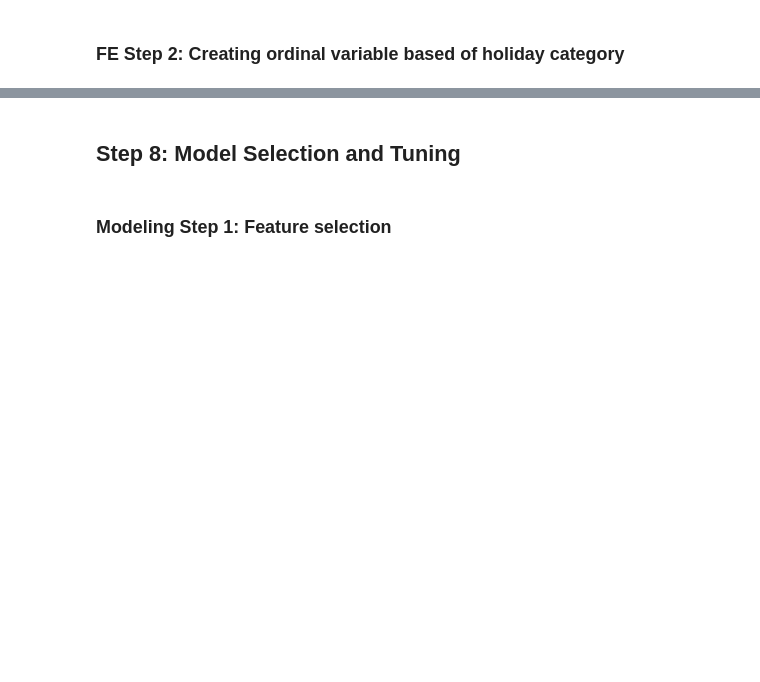
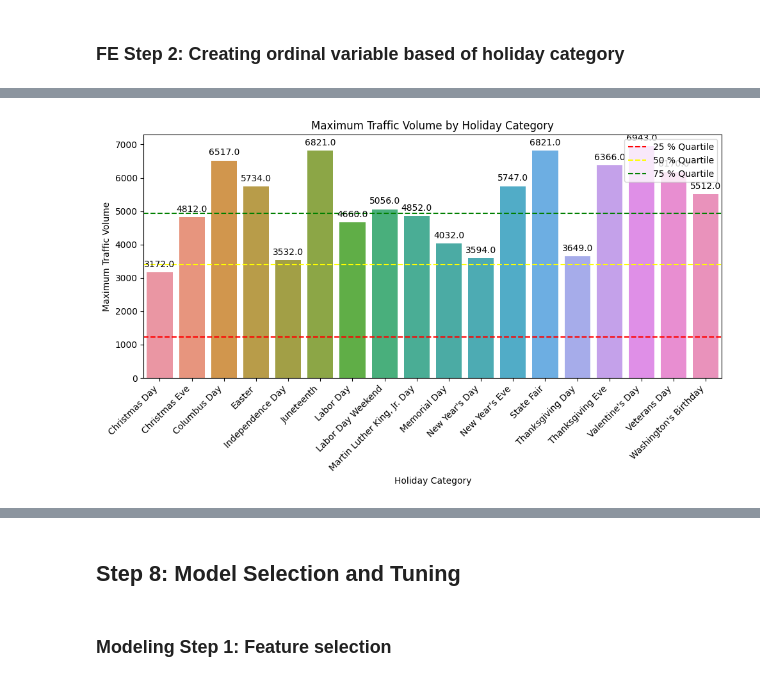
Before and after one commit to vishawjeetd/Traffic-Volume-Predictor, a Jupyter notebook: src/traffic-volume-prediction.ipynb, the cells around one changed output, grey strips where cells are left out. Saved outputs shown, nothing was run; the diff lists cells and outputs as text; code cells hidden in the pictures; blank space fills up the shorter version.

```diff
--- a/src/traffic-volume-prediction.ipynb
+++ b/src/traffic-volume-prediction.ipynb
@@ -511,3 +568,36 @@ traffic_data.head()
+# %%
+# Formatting data
+temp=traffic_data
+temp=pd.DataFrame(temp.groupby('holiday')['traffic_volume'].max())
+
+# Create a bar plot of maximum traffic volume by holiday category
+plt.figure(figsize=(10, 6))
+sns.barplot(data=temp, x=temp.index, y='traffic_volume', estimator=max, errorbar=None)
+plt.title('Maximum Traffic Volume by Holiday Category')
+plt.xlabel('Holiday Category')
+plt.ylabel('Maximum Traffic Volume')
+
+# Annotate the value on top of each bar
+for i, max_value in enumerate(temp['traffic_volume']):
+    plt.text(i, max_value + 100, f'{max_value}', ha='center', va='bottom')
+
+# plotting quartiles of traffic volume
+
+# Calculate the quartiles
+q1 = traffic_data['traffic_volume'].quantile(0.25)
+q2 = traffic_data['traffic_volume'].quantile(0.5)
+q3 = traffic_data['traffic_volume'].quantile(0.75)
+
+plt.axhline(y=q1, linestyle='--', color='red', label=f'25 % Quartile')
+plt.axhline(y=q2, linestyle='--', color='yellow', label=f'50 % Quartile')
+plt.axhline(y=q3, linestyle='--', color='green', label=f'75 % Quartile')
+
+plt.xticks(rotation=45, ha='right')  # Rotate and align x-axis labels for better readability
+plt.tight_layout()  # Adjust layout to prevent clipping of labels
+plt.legend(loc='upper right')  # Add legend for quartiles
+plt.show()
+# %% [output]
+[figure, added]
 # %%
 def holiday_columns(df):
     # creating categorical variable based on observation
```
Also changed, not shown: parts of 69 cells of this notebook, 5 other files.
